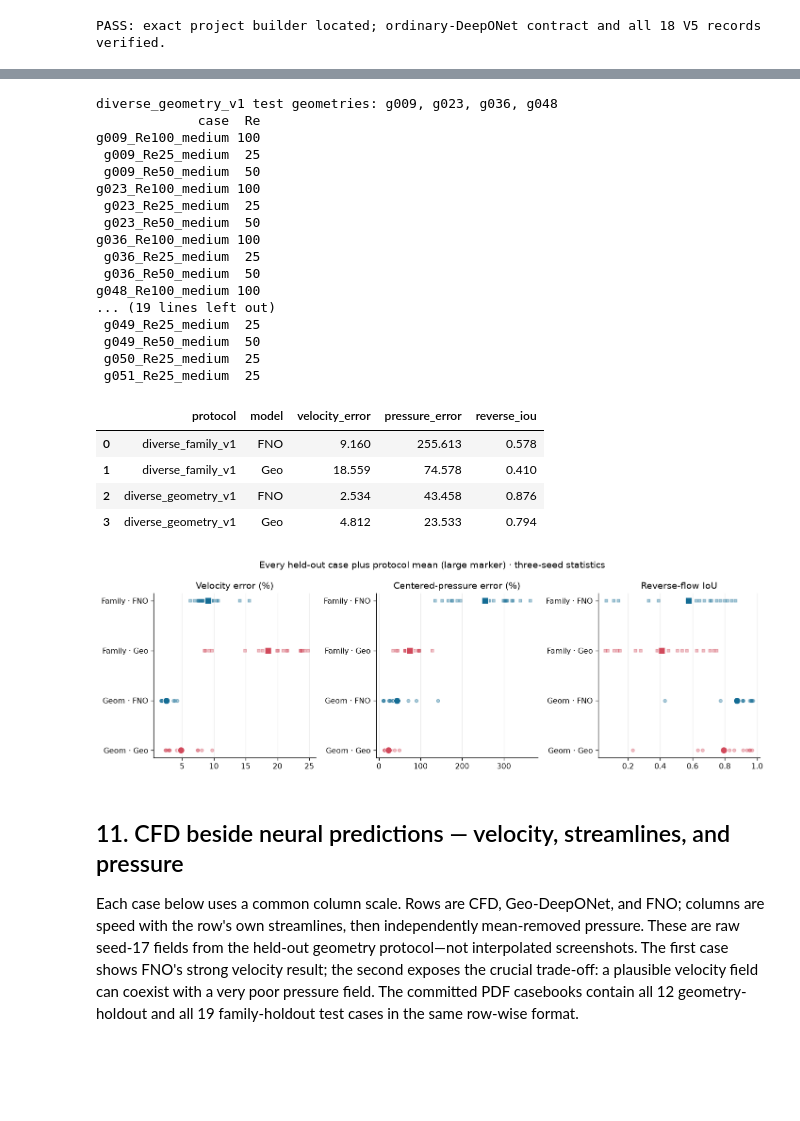
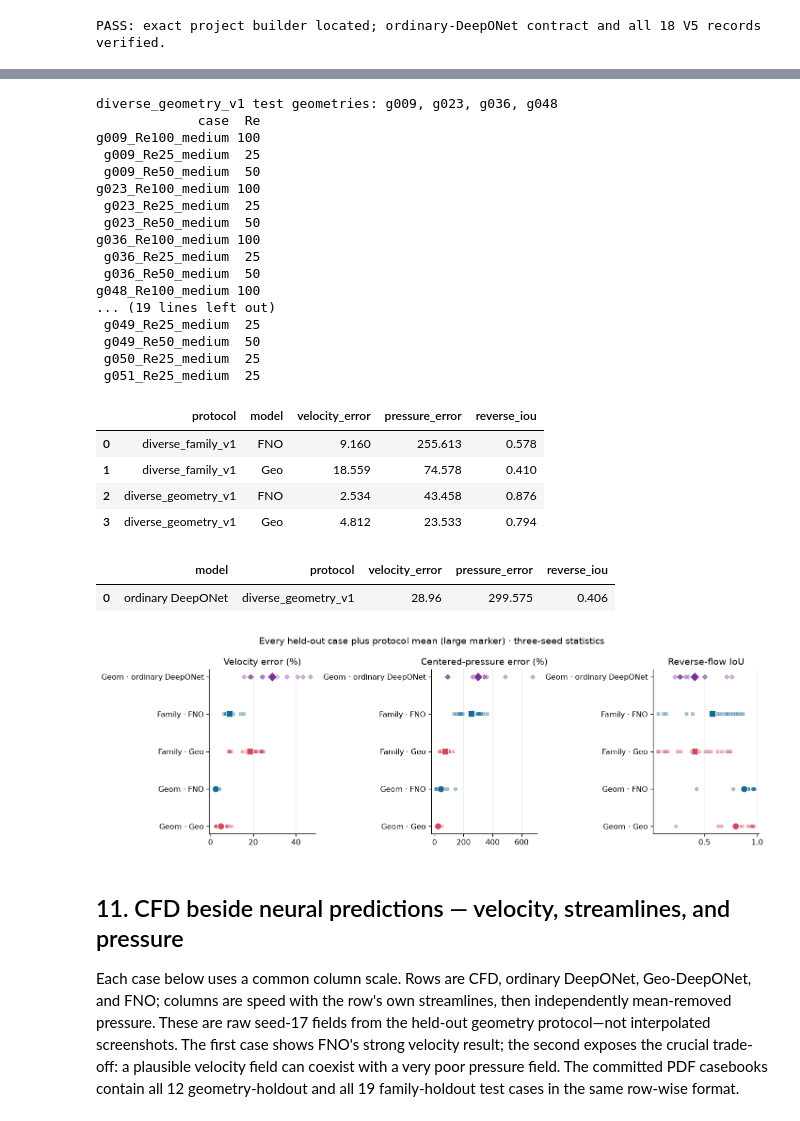
Before and after one commit to Ehsan-Roohi/FlowMLLab, a Jupyter notebook: notebooks/week15/W15_Geometry_Operators_Step_Audit.ipynb, the cells around one changed output, grey strips where cells are left out. Drawn from its saved outputs; the diff is of its cells as text; code cells hidden in the pictures; blank space fills up the shorter version.

```diff
--- a/notebooks/week15/W15_Geometry_Operators_Step_Audit.ipynb
+++ b/notebooks/week15/W15_Geometry_Operators_Step_Audit.ipynb
@@ -632,6 +634,21 @@ summary3=(diverse.groupby(['protocol','model'])
                reverse_iou=('reverse_iou_mean','mean')).reset_index())
 display(summary3.round(3))
 
+DEEP_ROOT = ARCHIVE.parents[1] / 'week15_ordinary_deeponet'
+deep_files=sorted(DEEP_ROOT.glob('ordinary-deeponet-seed*/case_metrics.csv'))
+assert len(deep_files)==3,deep_files
+deep=pd.concat([pd.read_csv(path) for path in deep_files],ignore_index=True)
+assert set(deep.seed)=={17,29,43} and len(deep)==36
+deep_summary=(deep.groupby(['case','geometry','Re'])
+              .agg(velocity_mean=('velocity_percent','mean'),
+                   velocity_std=('velocity_percent','std'),
+                   pressure_mean=('pressure_percent','mean'),
+                   pressure_std=('pressure_percent','std'),
+                   reverse_iou_mean=('reverse_iou','mean')).reset_index())
+display(pd.DataFrame([{'model':'ordinary DeepONet','protocol':'diverse_geometry_v1',
+    'velocity_error':deep.velocity_percent.mean(),'pressure_error':deep.pressure_percent.mean(),
+    'reverse_iou':deep.reverse_iou.mean()}]).round(3))
+
 # Point/range plots only: no bars.
 fig,axs=plt.subplots(1,3,figsize=(12.5,4.1))
 for ax,(metric,title) in zip(axs,[('velocity_mean','Velocity error (%)'),
@@ -643,39 +660,46 @@ for ax,(metric,title) in zip(axs,[('velocity_mean','Velocity error (%)'),
             d=diverse[(diverse.protocol==protocol)&(diverse.model==model)][metric]
             ax.scatter(d,[ypos]*len(d),s=18,alpha=.35,color=color,marker=marker)
             ax.scatter([d.mean()],[ypos],s=85,color=color,marker=marker,edgecolor='white',zorder=3)
             ypos+=1
-    ax.set(title=title,yticks=range(4),yticklabels=['Geom · Geo','Geom · FNO','Family · Geo','Family · FNO'])
+    d=deep_summary[{'velocity_mean':'velocity_mean','pressure_mean':'pressure_mean',
+                    'reverse_iou_mean':'reverse_iou_mean'}[metric]]
+    ax.scatter(d,[4]*len(d),s=18,alpha=.35,color='#7b3294',marker='D')
+    ax.scatter([d.mean()],[4],s=85,color='#7b3294',marker='D',edgecolor='white',zorder=3)
+    ax.set(title=title,yticks=range(5),yticklabels=['Geom · Geo','Geom · FNO','Family · Geo','Family · FNO','Geom · ordinary DeepONet'])
     ax.grid(axis='x',alpha=.22)
 fig.suptitle('Every held-out case plus protocol mean (large marker) · three-seed statistics')
 fig.tight_layout(); fig.savefig(NEW/'generated/generalization_case_points.png',dpi=160,bbox_inches='tight'); plt.show()
 # %% [output]
 diverse_geometry_v1 test geometries: g009, g023, g036, g048
              case  Re
 g009_Re100_medium 100
  g009_Re25_medium  25
  g009_Re50_medium  50
 g023_Re100_medium 100
  g023_Re25_medium  25
  g023_Re50_medium  50
 g036_Re100_medium 100
  g036_Re25_medium  25
  g036_Re50_medium  50
 g048_Re100_medium 100
 ... (19 lines left out)
  g049_Re25_medium  25
  g049_Re50_medium  50
  g050_Re25_medium  25
  g051_Re25_medium  25
 |  | protocol | model | velocity_error | pressure_error | reverse_iou |
 | 0 | diverse_family_v1 | FNO | 9.160 | 255.613 | 0.578 |
 | 1 | diverse_family_v1 | Geo | 18.559 | 74.578 | 0.410 |
 | 2 | diverse_geometry_v1 | FNO | 2.534 | 43.458 | 0.876 |
 | 3 | diverse_geometry_v1 | Geo | 4.812 | 23.533 | 0.794 |
+|  | model | protocol | velocity_error | pressure_error | reverse_iou |
+| 0 | ordinary DeepONet | diverse_geometry_v1 | 28.96 | 299.575 | 0.406 |
-[figure, old version]
+[figure, new version]
 # %% [markdown]
 ## 11. CFD beside neural predictions — velocity, streamlines, and pressure
 
-Each case below uses a common column scale. Rows are CFD, Geo-DeepONet, and FNO;
+Each case below uses a common column scale. Rows are CFD, ordinary DeepONet,
+Geo-DeepONet, and FNO;
 columns are speed with the row's own streamlines, then independently mean-removed
 pressure. These are raw seed-17 fields from the held-out geometry protocol—not
 interpolated screenshots. The first case shows FNO's strong velocity result; the
```
Also changed, not shown: parts of 6 cells of this notebook, 13 other files.
